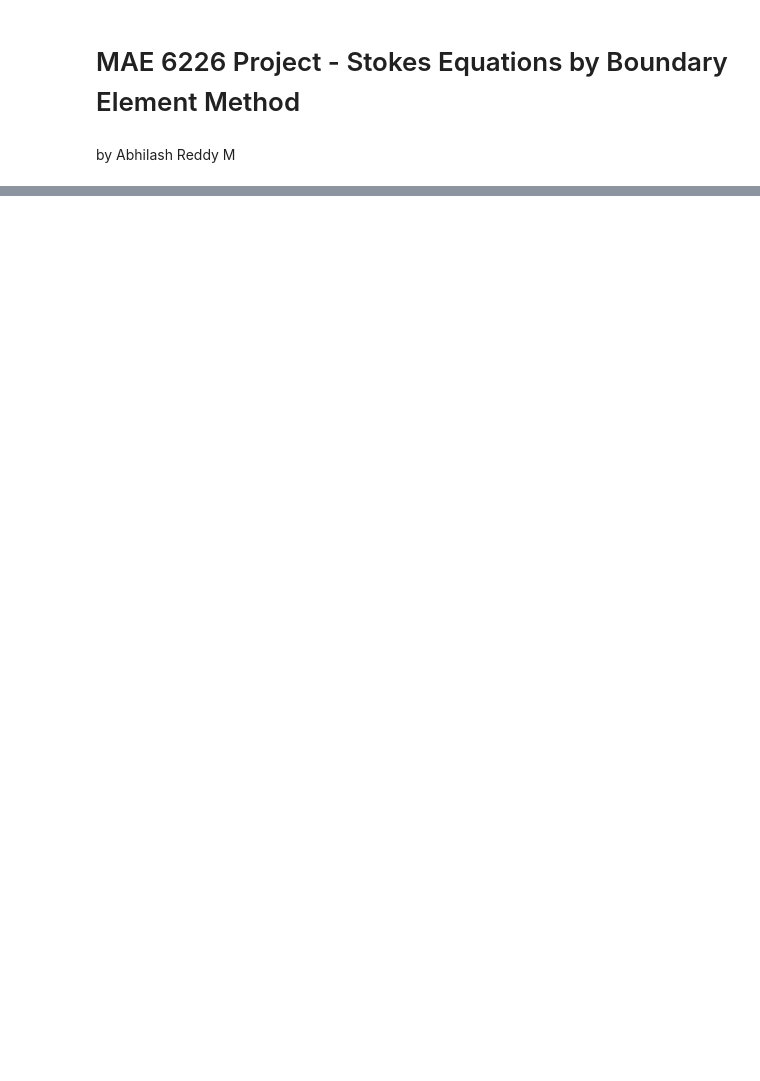
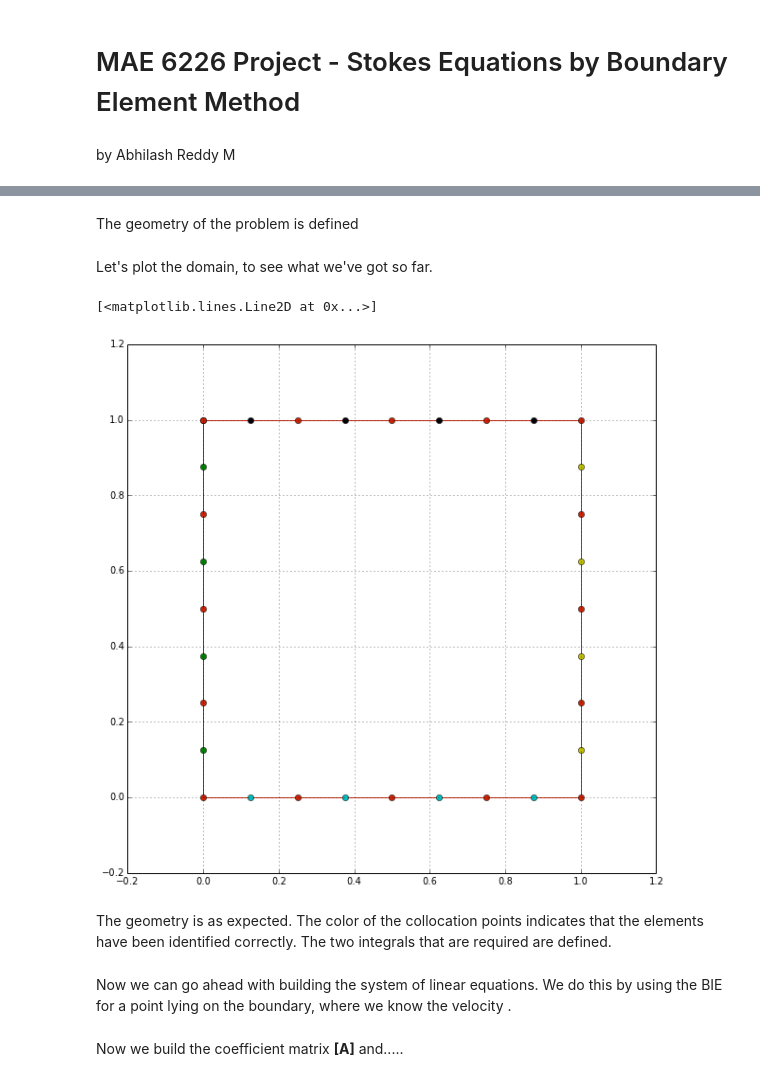
Before and after one commit to arm6226/mae6226, a Jupyter notebook: project/MAE6226 Project.ipynb, the cells around one changed output, grey strips where cells are left out. Drawn from its saved outputs; the diff is of its cells as text; code cells hidden in the pictures; blank space fills up the shorter version.

```diff
--- a/project/MAE6226 Project.ipynb
+++ b/project/MAE6226 Project.ipynb
@@ -4,0 +18,7 @@ by Abhilash Reddy M
+# %%
+Ni  =  16;       # Number of elements per side
+N   =  4*Ni;    # Total number of elements
+L   =  1.0;     # square box size
+h   =  L/Ni;    # element length
+mu  =  1.0;     # Fluid viscosity
+U   =  2.0;     # Lid velocity
@@ -176,0 +53,2 @@ plt.plot(fy,'r-')
+# %% [markdown]
+The geometry of the problem is defined
@@ -176,0 +79,34 @@ plt.plot(fy,'r-')
+# %% [markdown]
+Let's plot the domain, to see what we've got so far.
+# %%
+valX,valY = 0.2,0.2
+xmin,xmax = min([p.xa for p in pn]),max([p.xa for p in pn])
+ymin,ymax = min([p.ya for p in pn]),max([p.ya for p in pn])
+xStart,xEnd = xmin-valX*(xmax-xmin),xmax+valX*(xmax-xmin)
+yStart,yEnd = ymin-valY*(ymax-ymin),ymax+valY*(ymax-ymin)
+size = 10
+plt.figure(figsize=(size,(yEnd-yStart)/(xEnd-xStart)*size))
+plt.grid(True)
+plt.xlim(xStart,xEnd);plt.ylim(yStart,yEnd)
+plt.plot(np.append([p.xa for p in pn],pn[0].xa),\
+        np.append([p.ya for p in pn],pn[0].ya),\
+        linestyle='-',linewidth=1,\
+        marker='o',markersize=6,color='#CD2305');
+
+plt.plot([p.xc for p in pn if p.loc=='l'],\
+		[p.yc for p in pn if p.loc=='l'],\
+		'go',linewidth=5)
+plt.plot([p.xc for p in pn if p.loc=='r'],\
+		[p.yc for p in pn if p.loc=='r'],\
+		'yo',linewidth=5)
+plt.plot([p.xc for p in pn if p.loc=='t'],\
+		[p.yc for p in pn if p.loc=='t'],\
+		'ko',linewidth=5)
+plt.plot([p.xc for p in pn if p.loc=='b'],\
+		[p.yc for p in pn if p.loc=='b'],\
+		'co',linewidth=5)
+# %% [output]
+[<matplotlib.lines.Line2D at 0x...>]
+[figure, added]
+# %% [markdown]
+The geometry is as expected. The color of the collocation points indicates that the elements have been identified correctly. The two integrals that are required are defined.
@@ -176,0 +145,2 @@ plt.plot(fy,'r-')
+# %% [markdown]
+Now we can go ahead with building the system of linear equations. We do this by using the BIE for a point lying on the boundary, where we know the velocity .
@@ -176,0 +166,2 @@ plt.plot(fy,'r-')
+# %% [markdown]
+Now we build the coefficient matrix **[A]** and.....
```
Also changed, not shown: parts of 23 cells of this notebook, 2 other files.
